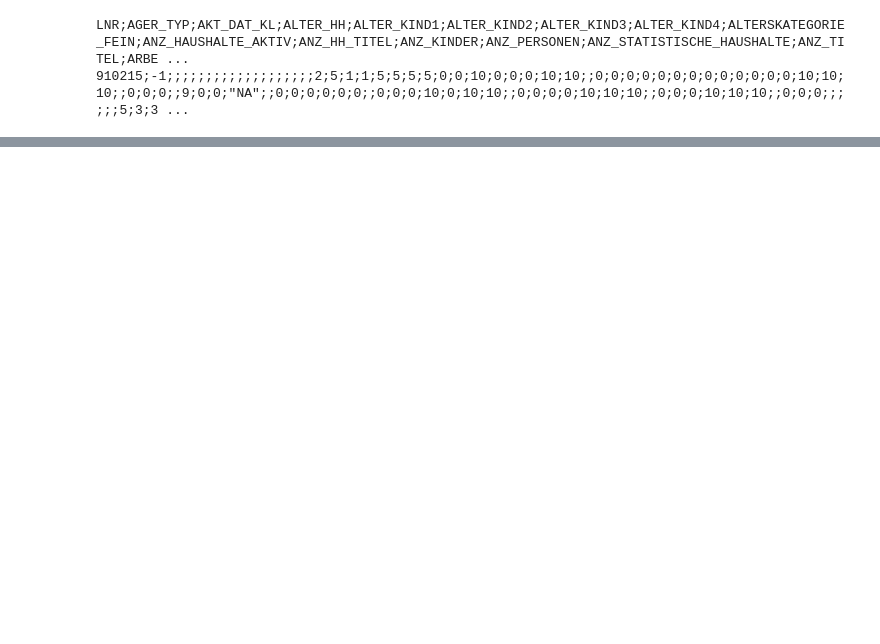
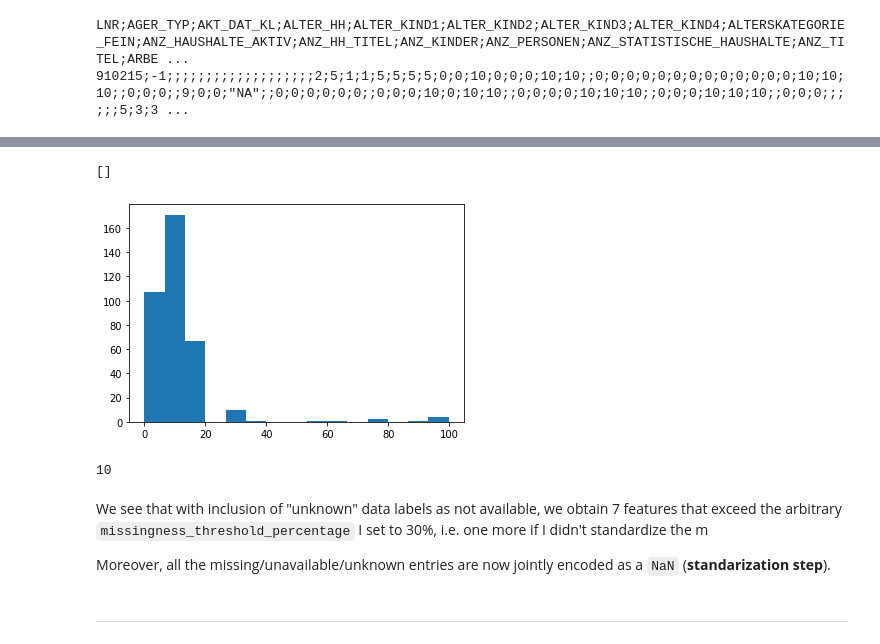
Before and after one commit to vaxherra/Arvato-Customer-Segmentation, a Jupyter notebook: EDA/01_EDA_AZIDAS.ipynb, the cells around one changed output, grey strips where cells are left out. Cells and saved outputs as stored; diff of their text form; code cells hidden in the pictures; blank space fills up the shorter version.

```diff
--- a/EDA/01_EDA_AZIDAS.ipynb
+++ b/EDA/01_EDA_AZIDAS.ipynb
@@ -32,0 +264,16 @@ azdias
+# %%
+plt.hist(empty_cells,bins=15)
+plt.plot()
+# %% [output]
+[]
+[figure, added]
+# %%
+np.sum(empty_cells>missingness_threshold_percentage)
+# %% [output]
+10
+# %% [markdown]
+We see that with inclusion of "unknown" data labels as not available, we obtain 7 features that exceed the arbitrary `missingness_threshold_percentage` I set to 30%, i.e. one more if I didn't standardize the m
+
+Moreover, all the missing/unavailable/unknown entries are now jointly encoded as a `NaN` (**standarization step**).
+# %% [markdown]
+---
```
Also changed, not shown: parts of 34 cells of this notebook, 1 other file.
